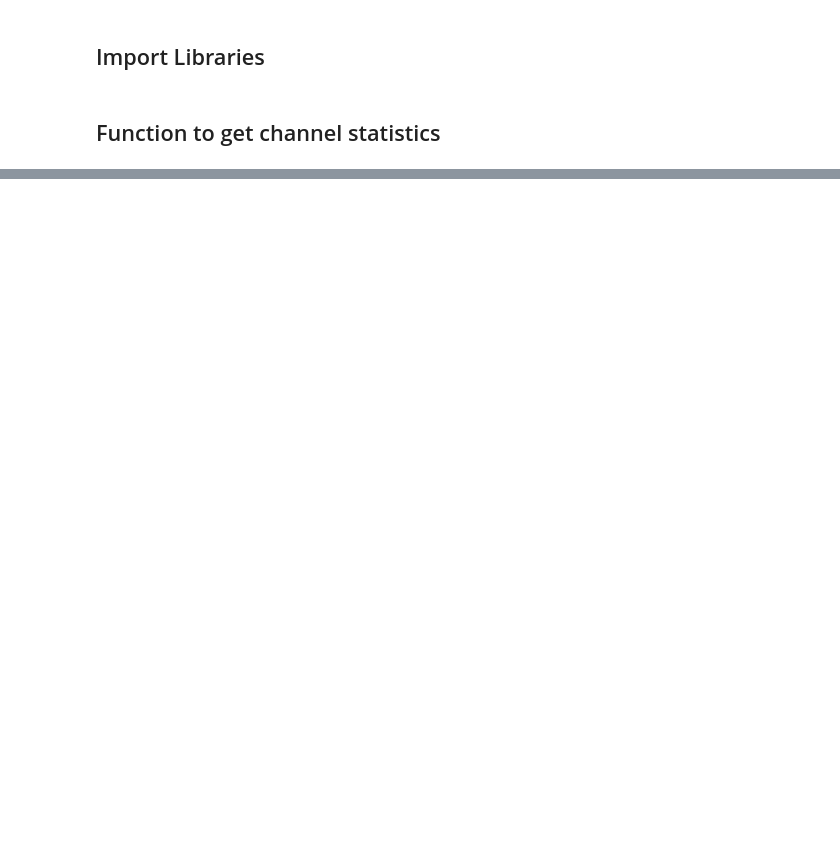
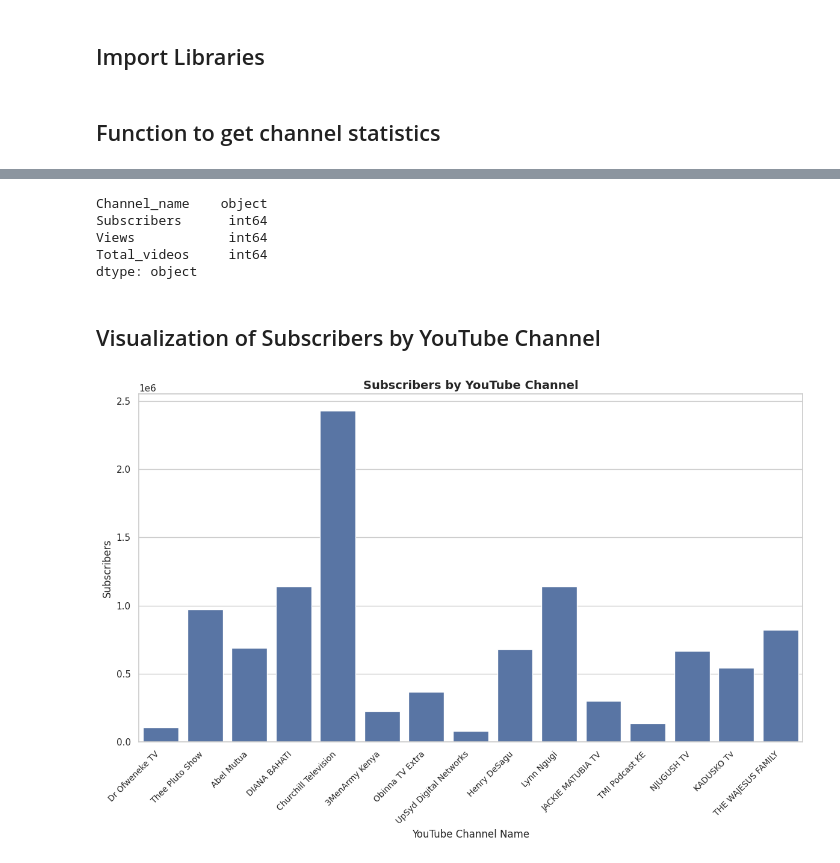
Before and after one commit to The-alpha-male/Kenya-YouTube-Analysis-Using-YouTube-API, a Jupyter notebook: Youtube-analysis.ipynb, the cells around one changed output, grey strips where cells are left out. Drawn from its saved outputs; the diff is of its cells as text; code cells hidden in the pictures; blank space fills up the shorter version.

Commit message:
Extracted data from youtube API and extracted youtube channel name, total no of subscribers, total views and total number of videos posted by each channel

```diff
--- a/Youtube-analysis.ipynb
+++ b/Youtube-analysis.ipynb
@@ -19,16 +30,21 @@ youtube = build('youtube', 'v3', developerKey=api_key)
 ## Function to get channel statistics
 # %%
 def get_channel_stats(youtube, channel_ids):
+    all_data = []
     request = youtube.channels().list(
         part='snippet,contentDetails,statistics',
         id=','.join(channel_ids))
     response = request.execute()
 
-    # data = dict(Channel_name = response['items'][0]['snippet']['title'],
-    #            Subscribers = response['items'][0]['statistics']['subscriberCount'],
-    #            Views = response['items'][0]['statistics']['viewCount'],
-    #            Total_videos = response['items'][0]['statistics']['videoCount'])
 
-    return response
+    for i in range(len(response['items'])):
+        data = dict(Channel_name = response['items'][i]['snippet']['title'],
+                   Subscribers = response['items'][i]['statistics']['subscriberCount'],
+                   Views = response['items'][i]['statistics']['viewCount'],
+                   Total_videos = response['items'][i]['statistics']['videoCount'],
+                   Playlist_id = response['items'][i]['contentDetails']['relatedPlaylists']['uploads'])
+        all_data.append(data)
+
+    return all_data
 # %%
-get_channel_stats(youtube,channel_ids)
+channel_stats = get_channel_stats(youtube,channel_ids)
@@ -52,0 +51,3 @@ get_channel_stats(youtube,channel_ids)
+# %%
+channel_data = pd.DataFrame(channel_stats)
+channel_data
@@ -52,0 +85,36 @@ get_channel_stats(youtube,channel_ids)
+# %%
+channel_data['Subscribers'] = pd.to_numeric(channel_data['Subscribers'])
+channel_data['Views'] = pd.to_numeric(channel_data['Views'])
+channel_data['Total_videos'] = pd.to_numeric(channel_data['Total_videos'])
+# %%
+channel_data.dtypes
+# %% [output]
+Channel_name    object
+Subscribers      int64
+Views            int64
+Total_videos     int64
+dtype: object
+# %% [markdown]
+## Visualization of Subscribers by YouTube Channel
+# %%
+# Set figure size and style
+sns.set(style="whitegrid", rc={'figure.figsize':(12, 8)})
+
+# Create the barplot
+ax = sns.barplot(x='Channel_name', y='Subscribers', data=channel_data)
+
+# Improve x-axis labels
+plt.xticks(rotation=45, ha='right', fontsize=10)
+
+# Add axis labels and a title
+ax.set_xlabel('YouTube Channel Name', fontsize=12)
+ax.set_ylabel('Subscribers', fontsize=12)
+ax.set_title('Subscribers by YouTube Channel', fontsize=14, weight='bold')
+
+# Adjust spacing to prevent overlap
+plt.tight_layout()
+
+# Show the plot
+plt.show()
+# %% [output]
+[figure, added]
```
Also changed, not shown: parts of 32 cells of this notebook.
